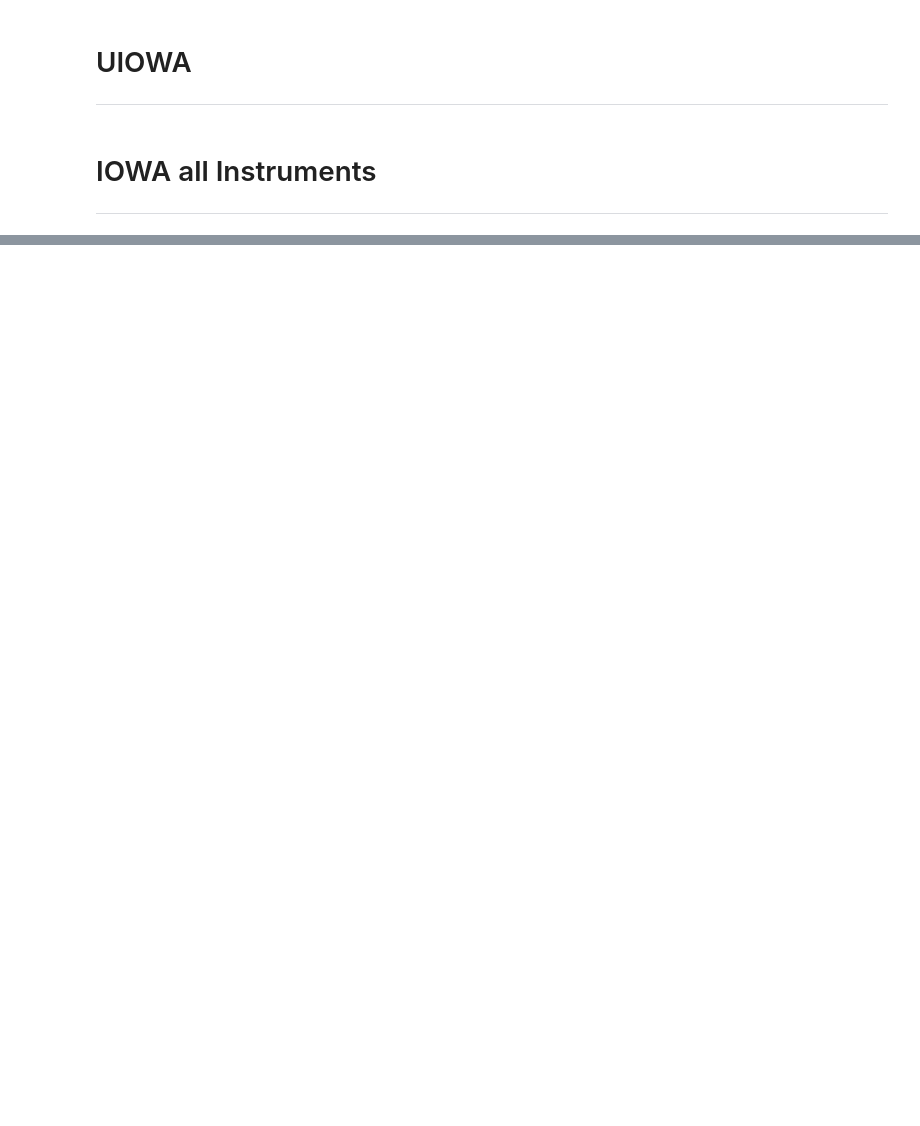
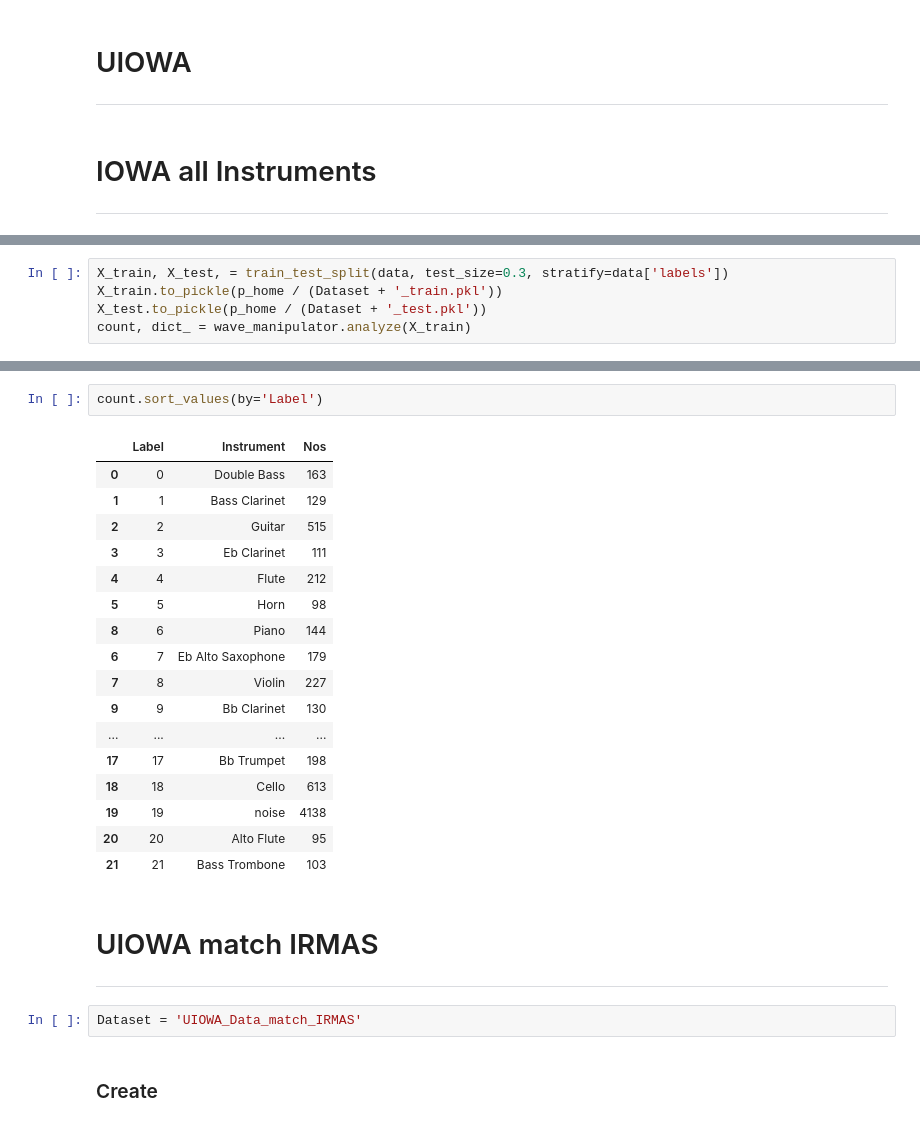
Before and after one commit to gitMantas/instrumentdetection, a Jupyter notebook: Master_Datasets.ipynb, the cells around one changed output, grey strips where cells are left out. Cells and saved outputs as stored; diff of their text form; blank space fills up the shorter version.

```diff
--- a/Master_Datasets.ipynb
+++ b/Master_Datasets.ipynb
@@ -227,0 +257,5 @@ data = wave_manipulator.create_dataframe(p_wav, restructure)
+# %%
+X_train, X_test, = train_test_split(data, test_size=0.3, stratify=data['labels'])
+X_train.to_pickle(p_home / (Dataset + '_train.pkl'))
+X_test.to_pickle(p_home / (Dataset + '_test.pkl'))
+count, dict_ = wave_manipulator.analyze(X_train)
@@ -227,0 +282,27 @@ data = wave_manipulator.create_dataframe(p_wav, restructure)
+# %%
+count.sort_values(by='Label')
+# %% [output]
+|  | Label | Instrument | Nos |
+| 0 | 0 | Double Bass | 163 |
+| 1 | 1 | Bass Clarinet | 129 |
+| 2 | 2 | Guitar | 515 |
+| 3 | 3 | Eb Clarinet | 111 |
+| 4 | 4 | Flute | 212 |
+| 5 | 5 | Horn | 98 |
+| 8 | 6 | Piano | 144 |
+| 6 | 7 | Eb Alto Saxophone | 179 |
+| 7 | 8 | Violin | 227 |
+| 9 | 9 | Bb Clarinet | 130 |
+| ... | ... | ... | ... |
+| 17 | 17 | Bb Trumpet | 198 |
+| 18 | 18 | Cello | 613 |
+| 19 | 19 | noise | 4138 |
+| 20 | 20 | Alto Flute | 95 |
+| 21 | 21 | Bass Trombone | 103 |
+# %% [markdown]
+# UIOWA match IRMAS
+___
+# %%
+Dataset = 'UIOWA_Data_match_IRMAS'
+# %% [markdown]
+### Create
```
Also changed, not shown: parts of 56 cells of this notebook, 3 other files.
